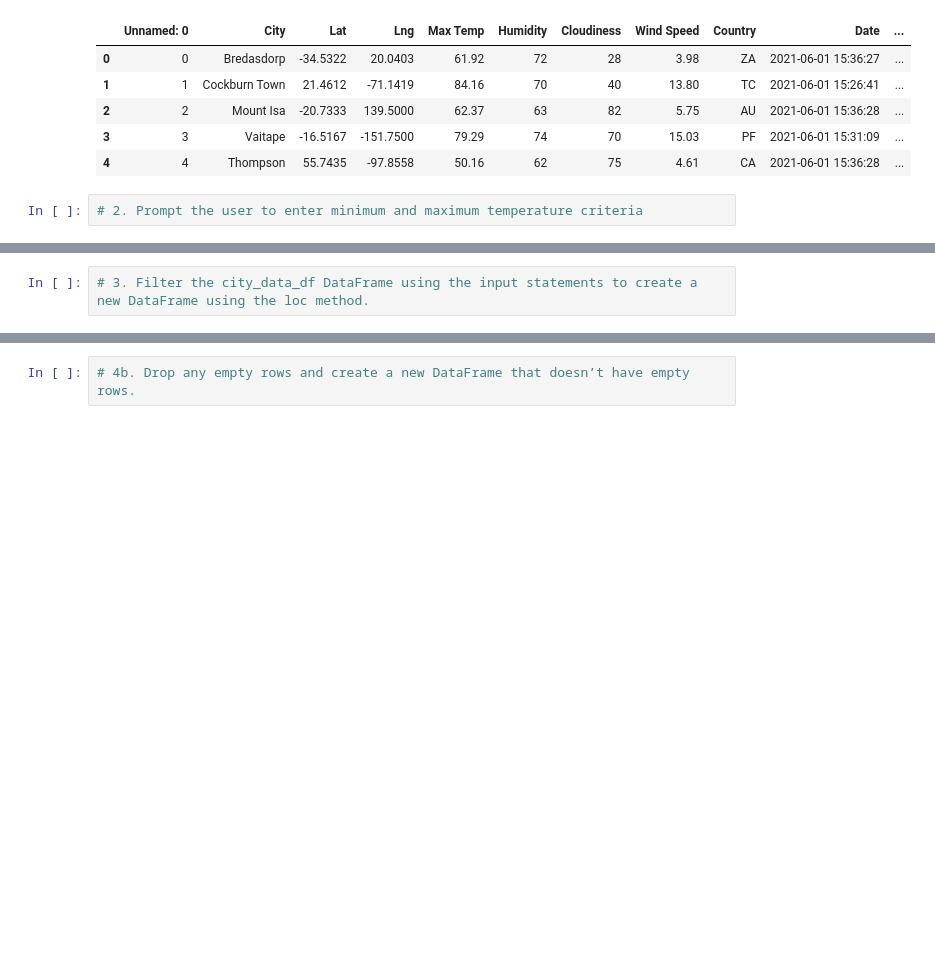
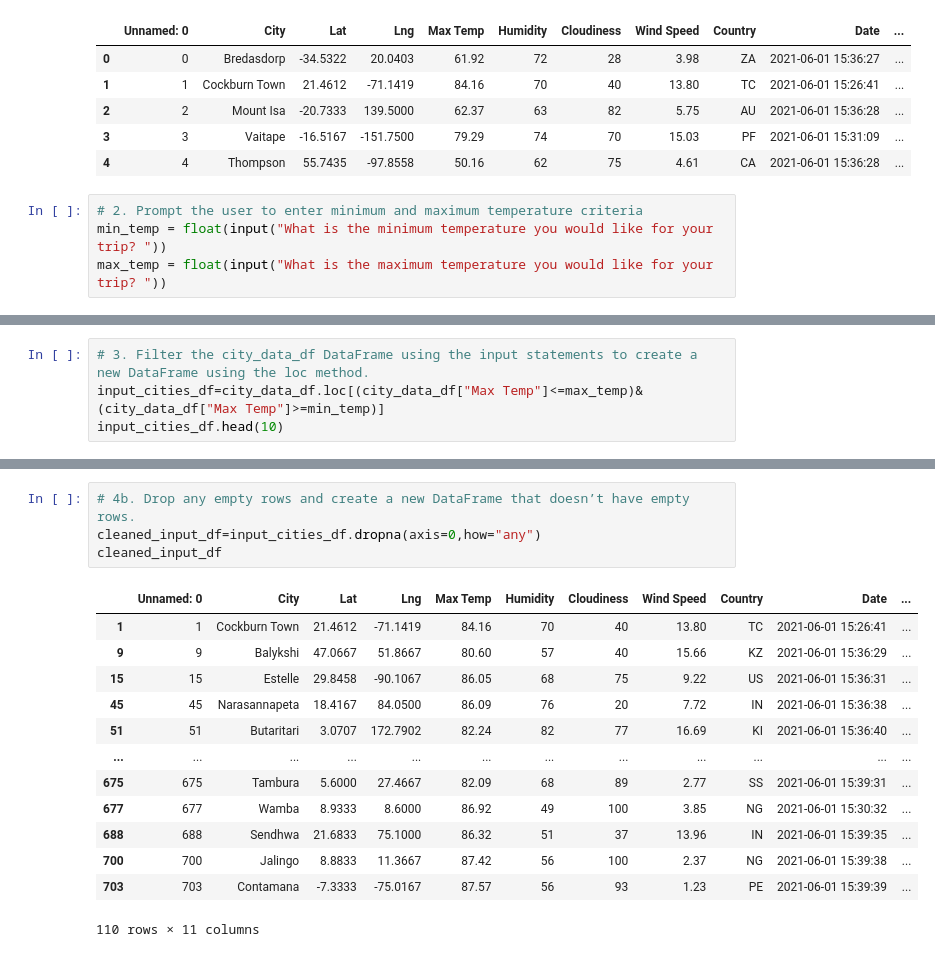
Before and after one commit to tmmytwllms/World_Weather_Analysis, a Jupyter notebook: Vacation_search/Vacation_Search_starter_code.ipynb, the cells around one changed output, grey strips where cells are left out. Cells and saved outputs as stored; diff of their text form; blank space fills up the shorter version.

Commit message:
Created a dataframe generated based off of user input for temperature, which finds hotels and displays them on a google map with tooltips.

```diff
--- a/Vacation_search/Vacation_Search_starter_code.ipynb
+++ b/Vacation_search/Vacation_Search_starter_code.ipynb
@@ -24,3 +24,5 @@ city_data_df.head()
 | 4 | 4 | Thompson | 55.7435 | -97.8558 | 50.16 | 62 | 75 | 4.61 | CA | 2021-06-01 15:36:28 | ... |
 # %%
 # 2. Prompt the user to enter minimum and maximum temperature criteria
+min_temp = float(input("What is the minimum temperature you would like for your trip? "))
+max_temp = float(input("What is the maximum temperature you would like for your trip? "))
@@ -27,2 +32,4 @@ city_data_df.head()
 # %%
 # 3. Filter the city_data_df DataFrame using the input statements to create a new DataFrame using the loc method.
+input_cities_df=city_data_df.loc[(city_data_df["Max Temp"]<=max_temp)&(city_data_df["Max Temp"]>=min_temp)]
+input_cities_df.head(10)
@@ -31,4 +64,20 @@ city_data_df.head()
 # %%
 # 4b. Drop any empty rows and create a new DataFrame that doesn’t have empty rows.
+cleaned_input_df=input_cities_df.dropna(axis=0,how="any")
+cleaned_input_df
+# %% [output]
+|  | Unnamed: 0 | City | Lat | Lng | Max Temp | Humidity | Cloudiness | Wind Speed | Country | Date | ... |
+| 1 | 1 | Cockburn Town | 21.4612 | -71.1419 | 84.16 | 70 | 40 | 13.80 | TC | 2021-06-01 15:26:41 | ... |
+| 9 | 9 | Balykshi | 47.0667 | 51.8667 | 80.60 | 57 | 40 | 15.66 | KZ | 2021-06-01 15:36:29 | ... |
+| 15 | 15 | Estelle | 29.8458 | -90.1067 | 86.05 | 68 | 75 | 9.22 | US | 2021-06-01 15:36:31 | ... |
+| 45 | 45 | Narasannapeta | 18.4167 | 84.0500 | 86.09 | 76 | 20 | 7.72 | IN | 2021-06-01 15:36:38 | ... |
+| 51 | 51 | Butaritari | 3.0707 | 172.7902 | 82.24 | 82 | 77 | 16.69 | KI | 2021-06-01 15:36:40 | ... |
+| ... | ... | ... | ... | ... | ... | ... | ... | ... | ... | ... | ... |
+| 675 | 675 | Tambura | 5.6000 | 27.4667 | 82.09 | 68 | 89 | 2.77 | SS | 2021-06-01 15:39:31 | ... |
+| 677 | 677 | Wamba | 8.9333 | 8.6000 | 86.92 | 49 | 100 | 3.85 | NG | 2021-06-01 15:30:32 | ... |
+| 688 | 688 | Sendhwa | 21.6833 | 75.1000 | 86.32 | 51 | 37 | 13.96 | IN | 2021-06-01 15:39:35 | ... |
+| 700 | 700 | Jalingo | 8.8833 | 11.3667 | 87.42 | 56 | 100 | 2.37 | NG | 2021-06-01 15:39:38 | ... |
+| 703 | 703 | Contamana | -7.3333 | -75.0167 | 87.57 | 56 | 93 | 1.23 | PE | 2021-06-01 15:39:39 | ... |
+110 rows × 11 columns
 # %%
 # 5a. Create DataFrame called hotel_df to store hotel names along with city, country, max temp, and coordinates.
```
Also changed, not shown: parts of 10 cells of this notebook, 2 other files.
